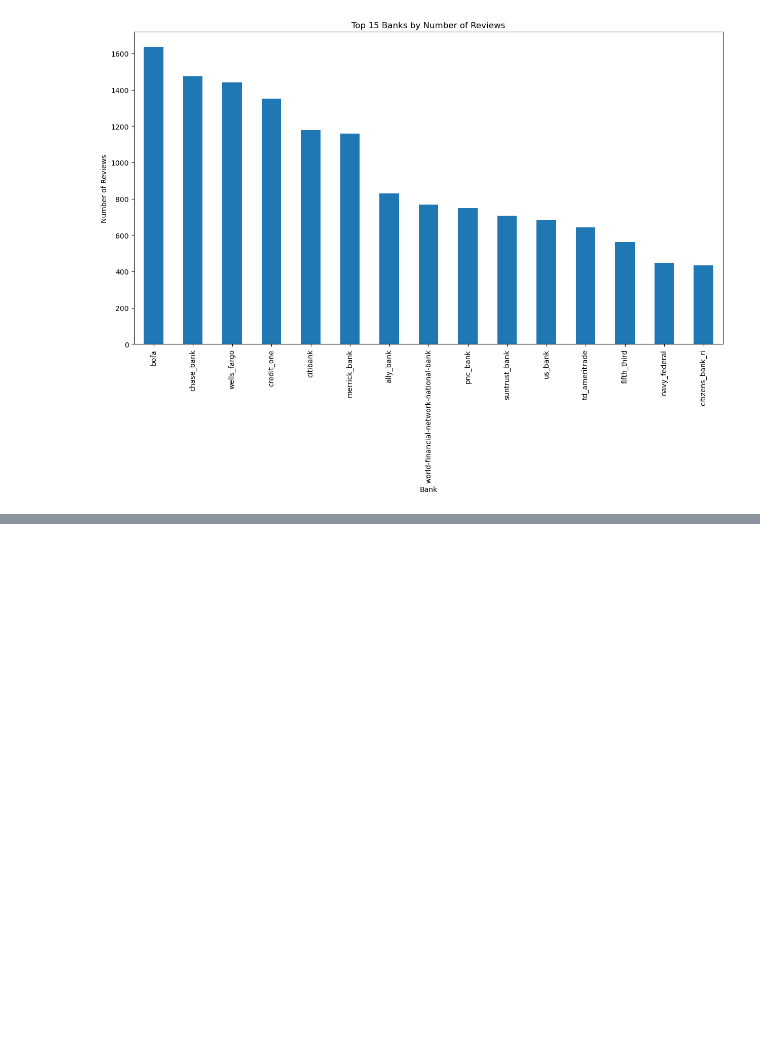
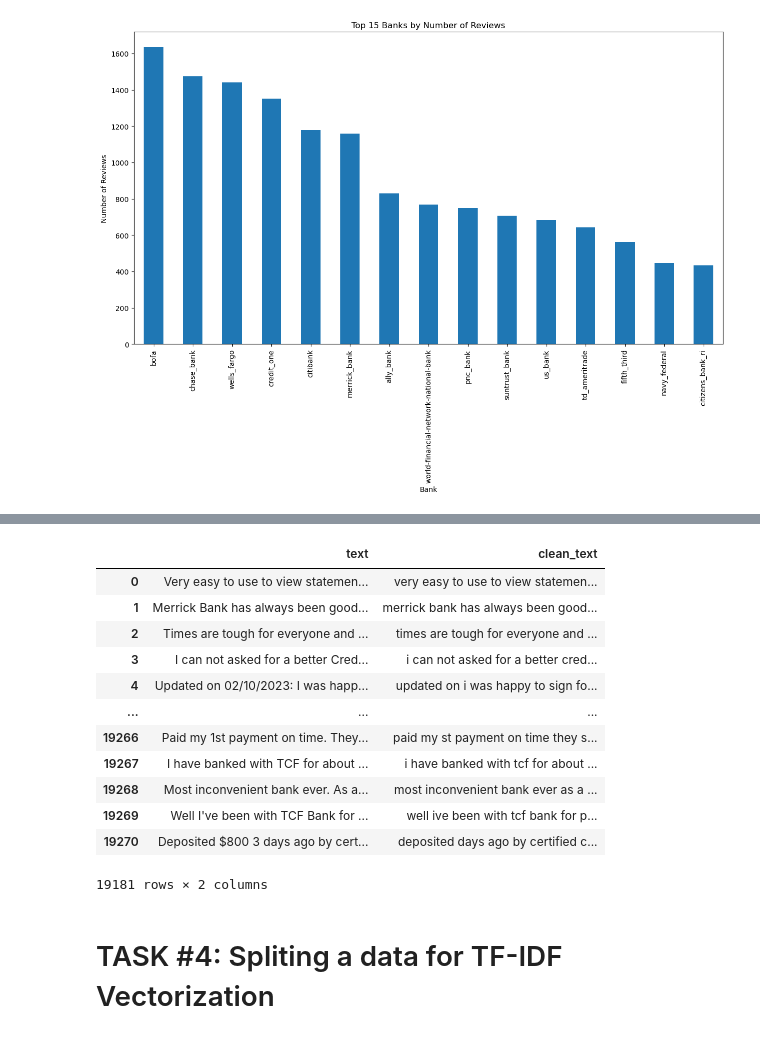
Before and after one commit to ranjansinghds/Bank-Customer-Review-Sentiment-Analysis-Project, a Jupyter notebook: Bank_Customer_Review_Department_Project.ipynb, the cells around one changed output, grey strips where cells are left out. Cells and saved outputs as stored; diff of their text form; code cells hidden in the pictures; blank space fills up the shorter version.

```diff
--- a/Bank_Customer_Review_Department_Project.ipynb
+++ b/Bank_Customer_Review_Department_Project.ipynb
@@ -208,0 +287,3 @@ plt.show()
+# %%
+# dropping not useful column
+banks_df = banks_df.drop(['author', 'date', 'location', 'bank', 'star', 'like', 'review_length'], axis=1)
@@ -208,0 +302,41 @@ plt.show()
+# %%
+def clean_text(text):
+
+    text = text.lower()
+
+    # Remove URLs
+    text = re.sub(r'http\S+|www\S+|https\S+', '', text)
+
+    # Remove HTML tags
+    text = re.sub(r'<.*?>', '', text)
+
+    # Remove punctuation
+    text = text.translate(str.maketrans('', '', string.punctuation))
+
+    # Remove numbers
+    text = re.sub(r'\d+', '', text)
+
+    # Remove extra whitespace
+    text = re.sub(r'\s+', ' ', text).strip()
+
+    return text
+# %%
+banks_df['clean_text'] = banks_df['text'].apply(clean_text)
+# %%
+banks_df[['text', 'clean_text']]
+# %% [output]
+|  | text | clean_text |
+| 0 | Very easy to use to view statemen... | very easy to use to view statemen... |
+| 1 | Merrick Bank has always been good... | merrick bank has always been good... |
+| 2 | Times are tough for everyone and ... | times are tough for everyone and ... |
+| 3 | I can not asked for a better Cred... | i can not asked for a better cred... |
+| 4 | Updated on 02/10/2023: I was happ... | updated on i was happy to sign fo... |
+| ... | ... | ... |
+| 19266 | Paid my 1st payment on time. They... | paid my st payment on time they s... |
+| 19267 | I have banked with TCF for about ... | i have banked with tcf for about ... |
+| 19268 | Most inconvenient bank ever. As a... | most inconvenient bank ever as a ... |
+| 19269 | Well I've been with TCF Bank for ... | well ive been with tcf bank for p... |
+| 19270 | Deposited $800 3 days ago by cert... | deposited days ago by certified c... |
+19181 rows × 2 columns
+# %% [markdown]
+# TASK #4: Spliting a data for TF-IDF Vectorization
```
Also changed, not shown: parts of 26 cells of this notebook, 2 other files.
